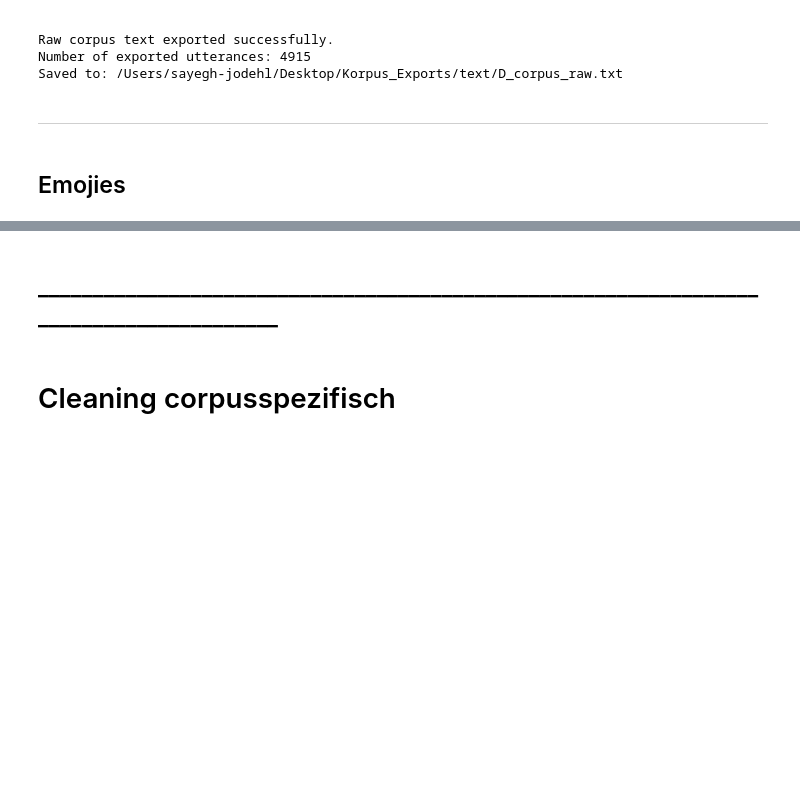
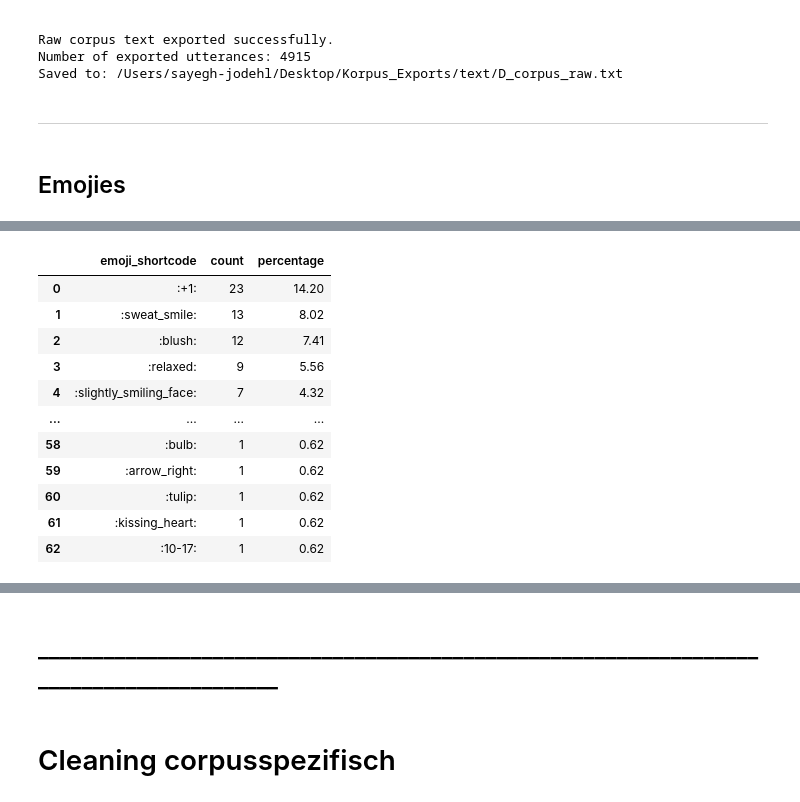
Before and after one commit to sajosa/DocTalk-Corpus-Analysis, a Jupyter notebook: 01_direct_messages_analysis/DocTalk_ChatCorpus_Analyse_Dir.ipynb, the cells around one changed output, grey strips where cells are left out. Drawn from its saved outputs; the diff is of its cells as text; code cells hidden in the pictures; blank space fills up the shorter version.

```diff
--- a/01_direct_messages_analysis/DocTalk_ChatCorpus_Analyse_Dir.ipynb
+++ b/01_direct_messages_analysis/DocTalk_ChatCorpus_Analyse_Dir.ipynb
@@ -3290,0 +3238,85 @@ display(HTML(f"""
+# %%
+from convokit import Corpus
+import re
+from collections import Counter
+import pandas as pd
+
+# Load the saved ConvoKit corpus from the central corpus output directory
+D_corpus = Corpus(filename=CORPUS_OUTPUT_DIR / "D_corpus")
+
+# Define a regular expression pattern for emoji shortcodes
+# Example matches: :smile:, :thumbs_up:, :heart:, :+1:, :skin-tone-3:
+emoji_shortcode_pattern = re.compile(r":[A-Za-z0-9_+\-]+:")
+
+# Function to extract emoji shortcodes from text
+def extract_emoji_shortcodes(text):
+    if pd.isna(text):
+        return []
+    return emoji_shortcode_pattern.findall(str(text))
+
+
+# Extract emoji shortcodes from all utterances
+all_emoji_shortcodes = []
+emoji_example_rows = []
+
+total_utterance_count = 0
+utterances_with_emoji_shortcodes = 0
+
+for utterance in D_corpus.iter_utterances():
+    total_utterance_count += 1
+
+    found_shortcodes = extract_emoji_shortcodes(utterance.text)
+
+    if found_shortcodes:
+        utterances_with_emoji_shortcodes += 1
+        all_emoji_shortcodes.extend(found_shortcodes)
+
+        emoji_example_rows.append({
+            "utterance_id": utterance.id,
+            "text": utterance.text,
+            "emoji_shortcodes": found_shortcodes,
+            "emoji_shortcode_count": len(found_shortcodes)
+        })
+
+# Count emoji shortcode frequencies
+emoji_shortcode_counts = Counter(all_emoji_shortcodes)
+
+# Convert frequency counts to a DataFrame
+emoji_shortcode_frequency_df = pd.DataFrame(
+    emoji_shortcode_counts.most_common(),
+    columns=["emoji_shortcode", "count"]
+)
+
+# Add percentage column safely
+total_emoji_shortcode_count = emoji_shortcode_frequency_df["count"].sum()
+
+if total_emoji_shortcode_count > 0:
+    emoji_shortcode_frequency_df["percentage"] = (
+        emoji_shortcode_frequency_df["count"]
+        / total_emoji_shortcode_count
+        * 100
+    ).round(2)
+else:
+    emoji_shortcode_frequency_df["percentage"] = []
+
+# Create a DataFrame with example utterances
+emoji_shortcode_examples_df = pd.DataFrame(emoji_example_rows)
+
+# Print summary
+print(f"Total number of utterances: {total_utterance_count}")
+print(f"Utterances containing emoji shortcodes: {utterances_with_emoji_shortcodes}")
+print(f"Total number of emoji shortcodes: {total_emoji_shortcode_count}")
+print(f"Number of unique emoji shortcodes: {len(emoji_shortcode_counts)}")
+
+if total_utterance_count > 0:
+    emoji_shortcode_utterance_percentage = (
+        utterances_with_emoji_shortcodes / total_utterance_count * 100
+    )
+    print(
+        f"Percentage of utterances containing emoji shortcodes: "
+        f"{emoji_shortcode_utterance_percentage:.2f} %"
+    )
+
+# Display the 200 most frequent emoji shortcodes
+emoji_shortcode_frequency_df.head(200)
+# %% [output]
@@ -3290,0 +3328,12 @@ display(HTML(f"""
+|  | emoji_shortcode | count | percentage |
+| 0 | :+1: | 23 | 14.20 |
+| 1 | :sweat_smile: | 13 | 8.02 |
+| 2 | :blush: | 12 | 7.41 |
+| 3 | :relaxed: | 9 | 5.56 |
+| 4 | :slightly_smiling_face: | 7 | 4.32 |
+| ... | ... | ... | ... |
+| 58 | :bulb: | 1 | 0.62 |
+| 59 | :arrow_right: | 1 | 0.62 |
+| 60 | :tulip: | 1 | 0.62 |
+| 61 | :kissing_heart: | 1 | 0.62 |
+| 62 | :10-17: | 1 | 0.62 |
```
Also changed, not shown: parts of 24 cells of this notebook, 2 other files.
